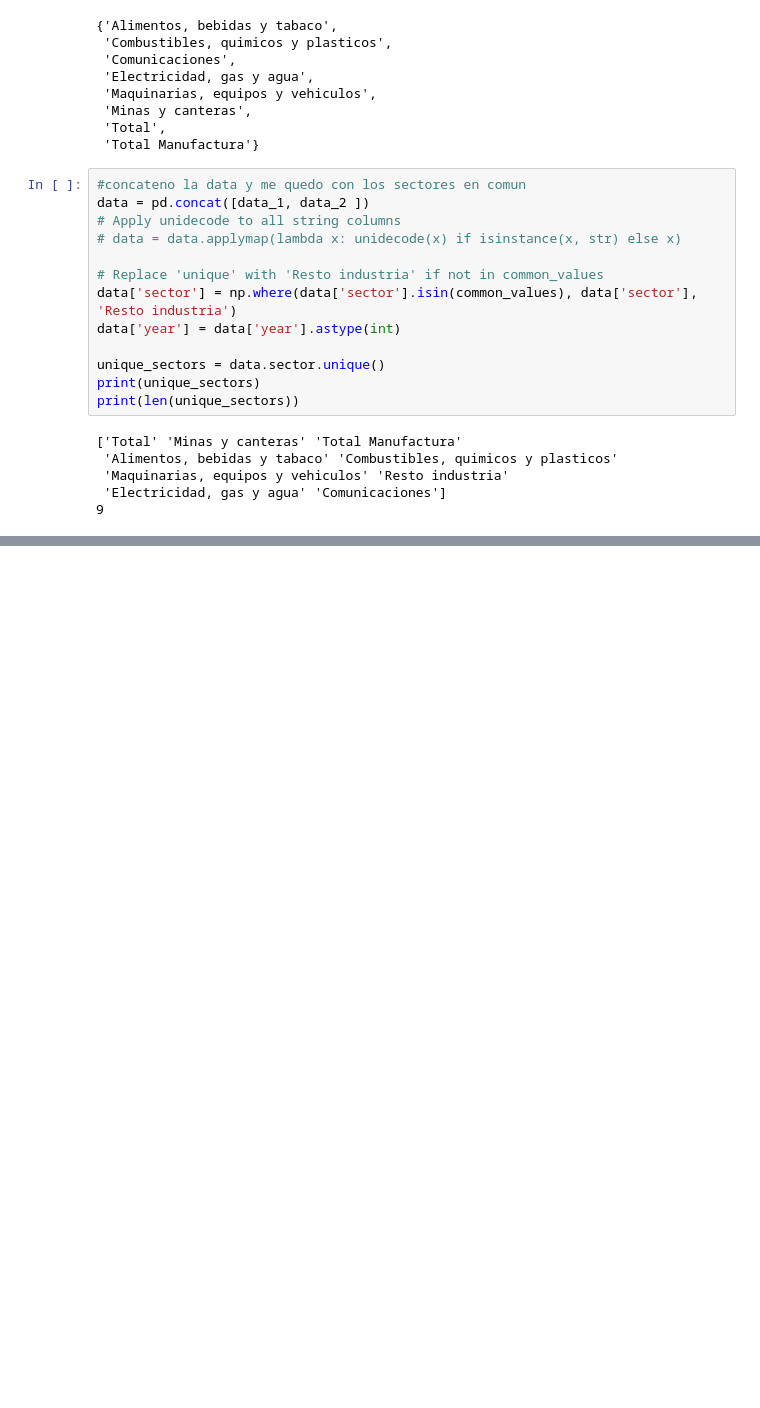
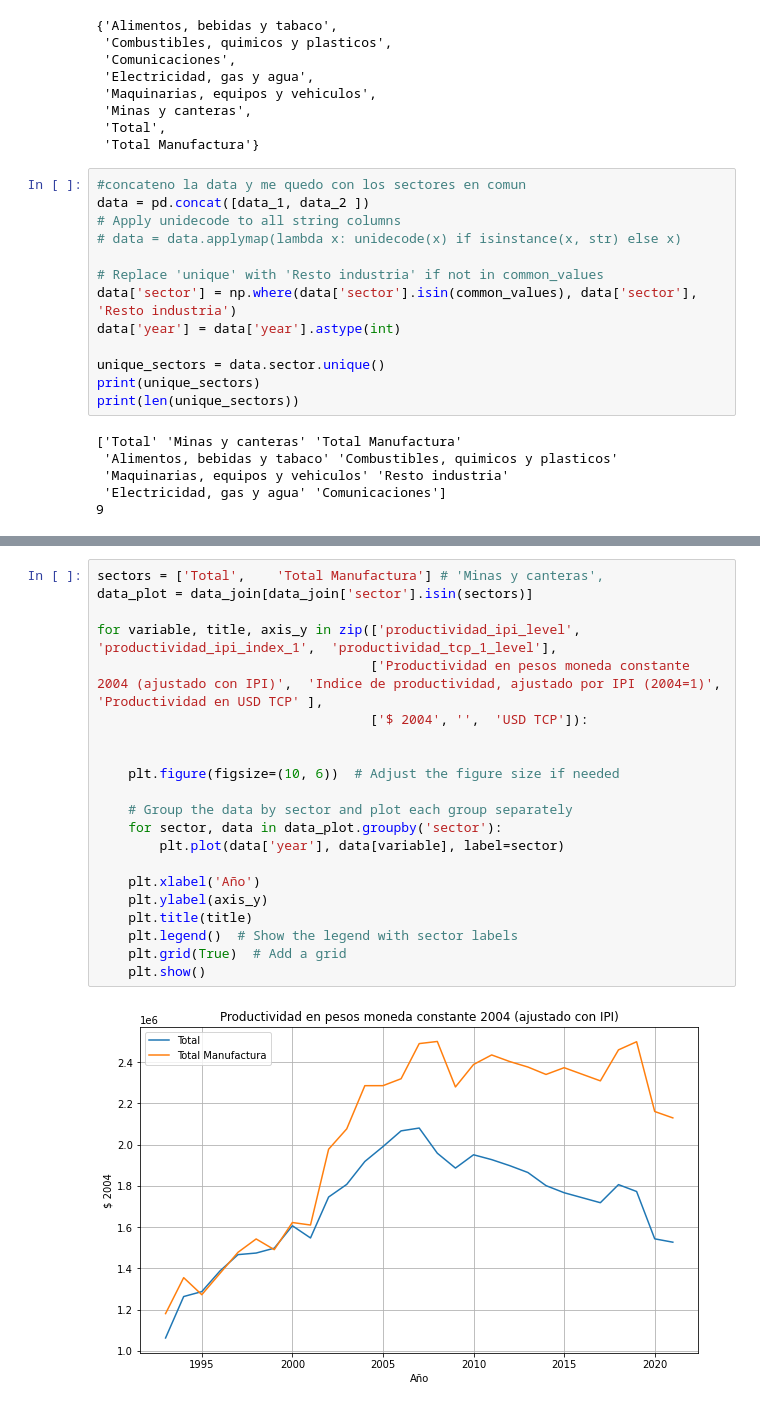
Before and after one commit to mateosuster/productivity_measures, a Jupyter notebook: enge/enge.ipynb, the cells around one changed output, grey strips where cells are left out. Drawn from its saved outputs; the diff is of its cells as text; blank space fills up the shorter version.

```diff
--- a/enge/enge.ipynb
+++ b/enge/enge.ipynb
@@ -404,0 +435,23 @@ plt.show()
+# %%
+sectors = ['Total',    'Total Manufactura'] # 'Minas y canteras',
+data_plot = data_join[data_join['sector'].isin(sectors)]
+
+for variable, title, axis_y in zip(['productividad_ipi_level', 'productividad_ipi_index_1',  'productividad_tcp_1_level'],
+                                   ['Productividad en pesos moneda constante 2004 (ajustado con IPI)',  'Indice de productividad, ajustado por IPI (2004=1)', 'Productividad en USD TCP' ],
+                                   ['$ 2004', '',  'USD TCP']):
+
+
+    plt.figure(figsize=(10, 6))  # Adjust the figure size if needed
+
+    # Group the data by sector and plot each group separately
+    for sector, data in data_plot.groupby('sector'):
+        plt.plot(data['year'], data[variable], label=sector)
+
+    plt.xlabel('Año')
+    plt.ylabel(axis_y)
+    plt.title(title)
+    plt.legend()  # Show the legend with sector labels
+    plt.grid(True)  # Add a grid
+    plt.show()
+# %% [output]
+[figure, added]
```
Also changed, not shown: parts of 20 cells of this notebook, 8 other files.
